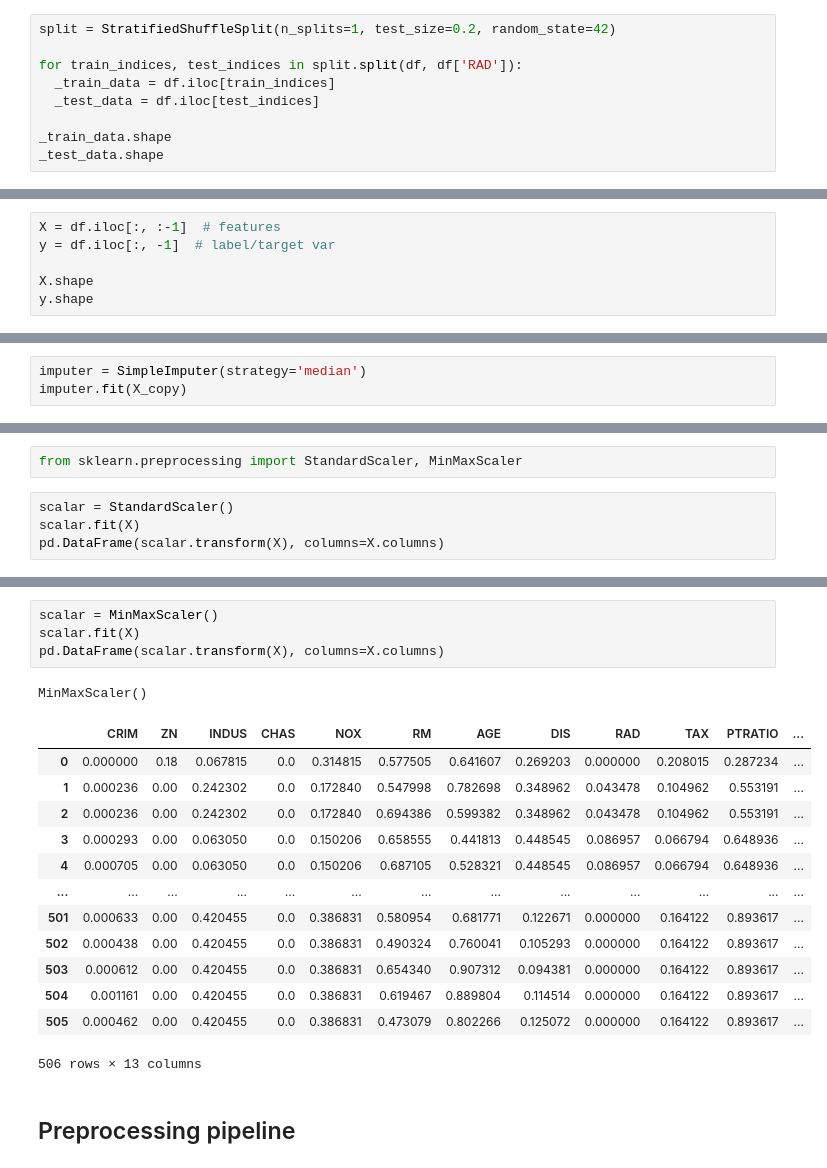
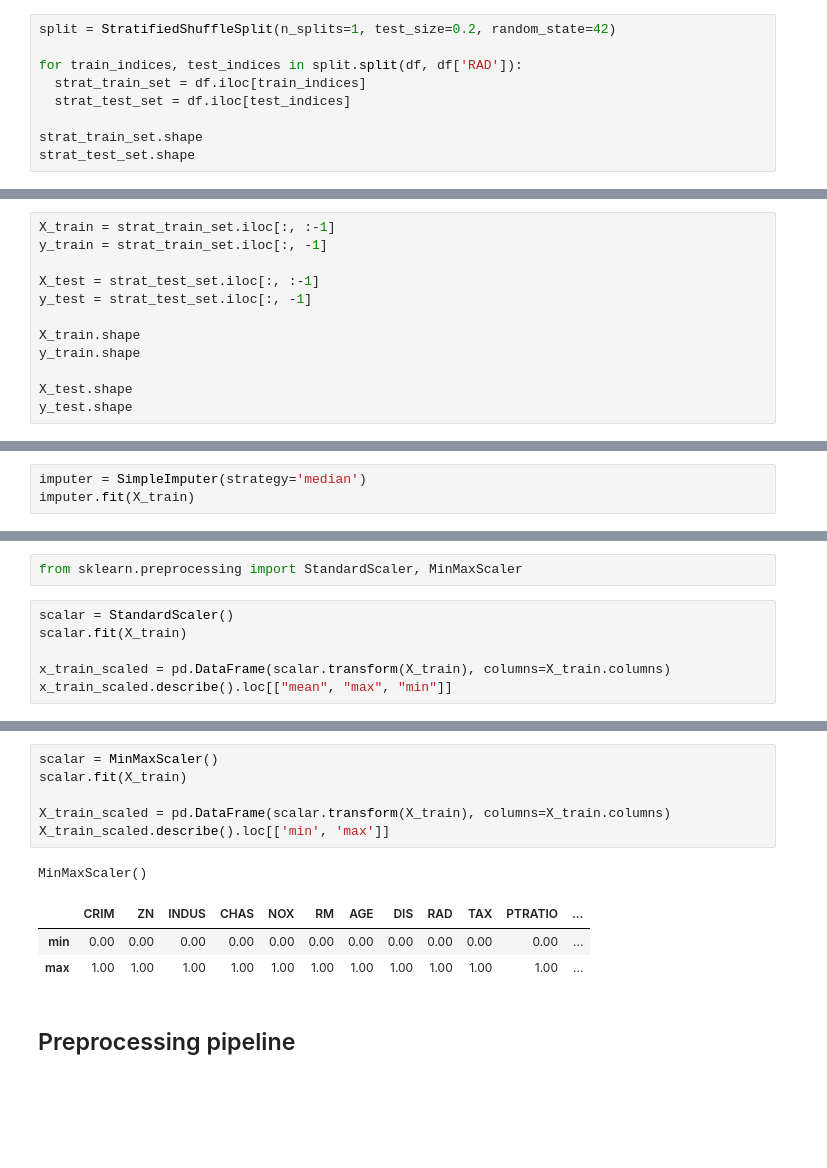
Before and after one commit to vidhatrihr/machine-learning-practices, a Jupyter notebook: boston-housing/boston_housing.ipynb, the cells around one changed output, grey strips where cells are left out. Cells and saved outputs as stored; diff of their text form; blank space fills up the shorter version.

```diff
--- a/boston-housing/boston_housing.ipynb
+++ b/boston-housing/boston_housing.ipynb
@@ -236,11 +200,11 @@ from sklearn.model_selection import StratifiedShuffleSplit
 split = StratifiedShuffleSplit(n_splits=1, test_size=0.2, random_state=42)
 
 for train_indices, test_indices in split.split(df, df['RAD']):
-  _train_data = df.iloc[train_indices]
-  _test_data = df.iloc[test_indices]
+  strat_train_set = df.iloc[train_indices]
+  strat_test_set = df.iloc[test_indices]
 
-_train_data.shape
-_test_data.shape
+strat_train_set.shape
+strat_test_set.shape
 # %% [output]
 (404, 14)
 (102, 14)
@@ -387,7 +326,13 @@ df_copy.shape
 # %%
-X = df.iloc[:, :-1]  # features
-y = df.iloc[:, -1]  # label/target var
+X_train = strat_train_set.iloc[:, :-1]
+y_train = strat_train_set.iloc[:, -1]
 
-X.shape
-y.shape
+X_test = strat_test_set.iloc[:, :-1]
+y_test = strat_test_set.iloc[:, -1]
+
+X_train.shape
+y_train.shape
+
+X_test.shape
+y_test.shape
 # %% [output]
@@ -457,7 +413,7 @@ np.int64(0)
 from sklearn.impute import SimpleImputer
 # %%
 imputer = SimpleImputer(strategy='median')
-imputer.fit(X_copy)
+imputer.fit(X_train)
 # %% [output]
 SimpleImputer(strategy='median')
 # %%
@@ -484,8 +453,10 @@ np.int64(0)
 from sklearn.preprocessing import StandardScaler, MinMaxScaler
 # %%
 scalar = StandardScaler()
-scalar.fit(X)
-pd.DataFrame(scalar.transform(X), columns=X.columns)
+scalar.fit(X_train)
+
+x_train_scaled = pd.DataFrame(scalar.transform(X_train), columns=X_train.columns)
+x_train_scaled.describe().loc[["mean", "max", "min"]]
 # %% [output]
 StandardScaler()
 |  | CRIM | ZN | INDUS | CHAS | NOX | RM | AGE | DIS | RAD | TAX | PTRATIO | ... |
@@ -504,22 +466,14 @@ StandardScaler()
 # %%
 scalar = MinMaxScaler()
-scalar.fit(X)
-pd.DataFrame(scalar.transform(X), columns=X.columns)
+scalar.fit(X_train)
+
+X_train_scaled = pd.DataFrame(scalar.transform(X_train), columns=X_train.columns)
+X_train_scaled.describe().loc[['min', 'max']]
 # %% [output]
 MinMaxScaler()
 |  | CRIM | ZN | INDUS | CHAS | NOX | RM | AGE | DIS | RAD | TAX | PTRATIO | ... |
-| 0 | 0.000000 | 0.18 | 0.067815 | 0.0 | 0.314815 | 0.577505 | 0.641607 | 0.269203 | 0.000000 | 0.208015 | 0.287234 | ... |
-| 1 | 0.000236 | 0.00 | 0.242302 | 0.0 | 0.172840 | 0.547998 | 0.782698 | 0.348962 | 0.043478 | 0.104962 | 0.553191 | ... |
-| 2 | 0.000236 | 0.00 | 0.242302 | 0.0 | 0.172840 | 0.694386 | 0.599382 | 0.348962 | 0.043478 | 0.104962 | 0.553191 | ... |
-| 3 | 0.000293 | 0.00 | 0.063050 | 0.0 | 0.150206 | 0.658555 | 0.441813 | 0.448545 | 0.086957 | 0.066794 | 0.648936 | ... |
-| 4 | 0.000705 | 0.00 | 0.063050 | 0.0 | 0.150206 | 0.687105 | 0.528321 | 0.448545 | 0.086957 | 0.066794 | 0.648936 | ... |
-| ... | ... | ... | ... | ... | ... | ... | ... | ... | ... | ... | ... | ... |
-| 501 | 0.000633 | 0.00 | 0.420455 | 0.0 | 0.386831 | 0.580954 | 0.681771 | 0.122671 | 0.000000 | 0.164122 | 0.893617 | ... |
-| 502 | 0.000438 | 0.00 | 0.420455 | 0.0 | 0.386831 | 0.490324 | 0.760041 | 0.105293 | 0.000000 | 0.164122 | 0.893617 | ... |
-| 503 | 0.000612 | 0.00 | 0.420455 | 0.0 | 0.386831 | 0.654340 | 0.907312 | 0.094381 | 0.000000 | 0.164122 | 0.893617 | ... |
-| 504 | 0.001161 | 0.00 | 0.420455 | 0.0 | 0.386831 | 0.619467 | 0.889804 | 0.114514 | 0.000000 | 0.164122 | 0.893617 | ... |
-| 505 | 0.000462 | 0.00 | 0.420455 | 0.0 | 0.386831 | 0.473079 | 0.802266 | 0.125072 | 0.000000 | 0.164122 | 0.893617 | ... |
+| min | 0.00 | 0.00 | 0.00 | 0.00 | 0.00 | 0.00 | 0.00 | 0.00 | 0.00 | 0.00 | 0.00 | ... |
+| max | 1.00 | 1.00 | 1.00 | 1.00 | 1.00 | 1.00 | 1.00 | 1.00 | 1.00 | 1.00 | 1.00 | ... |
-506 rows × 13 columns
 # %% [markdown]
 ## Preprocessing pipeline
 # %%
```
Also changed, not shown: parts of 84 cells of this notebook.
